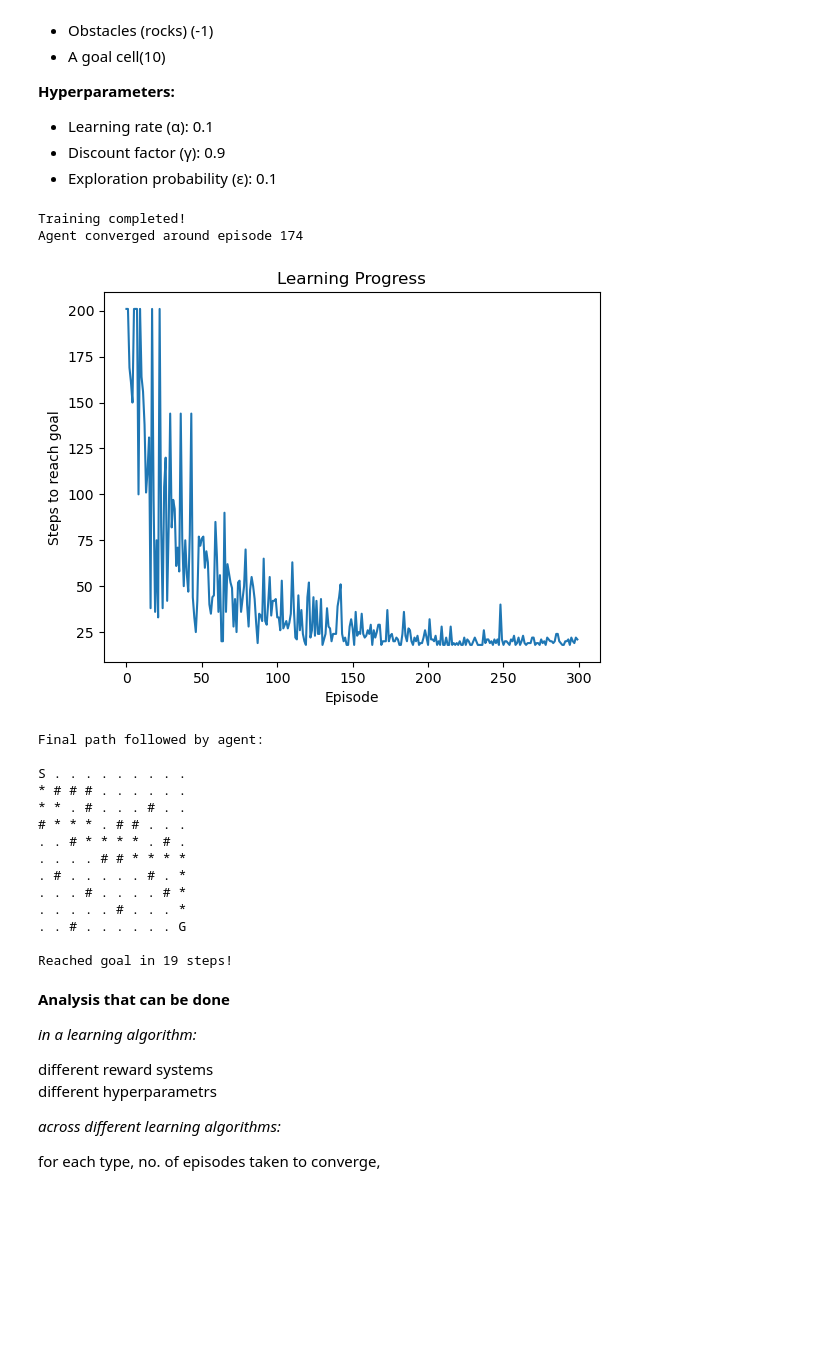
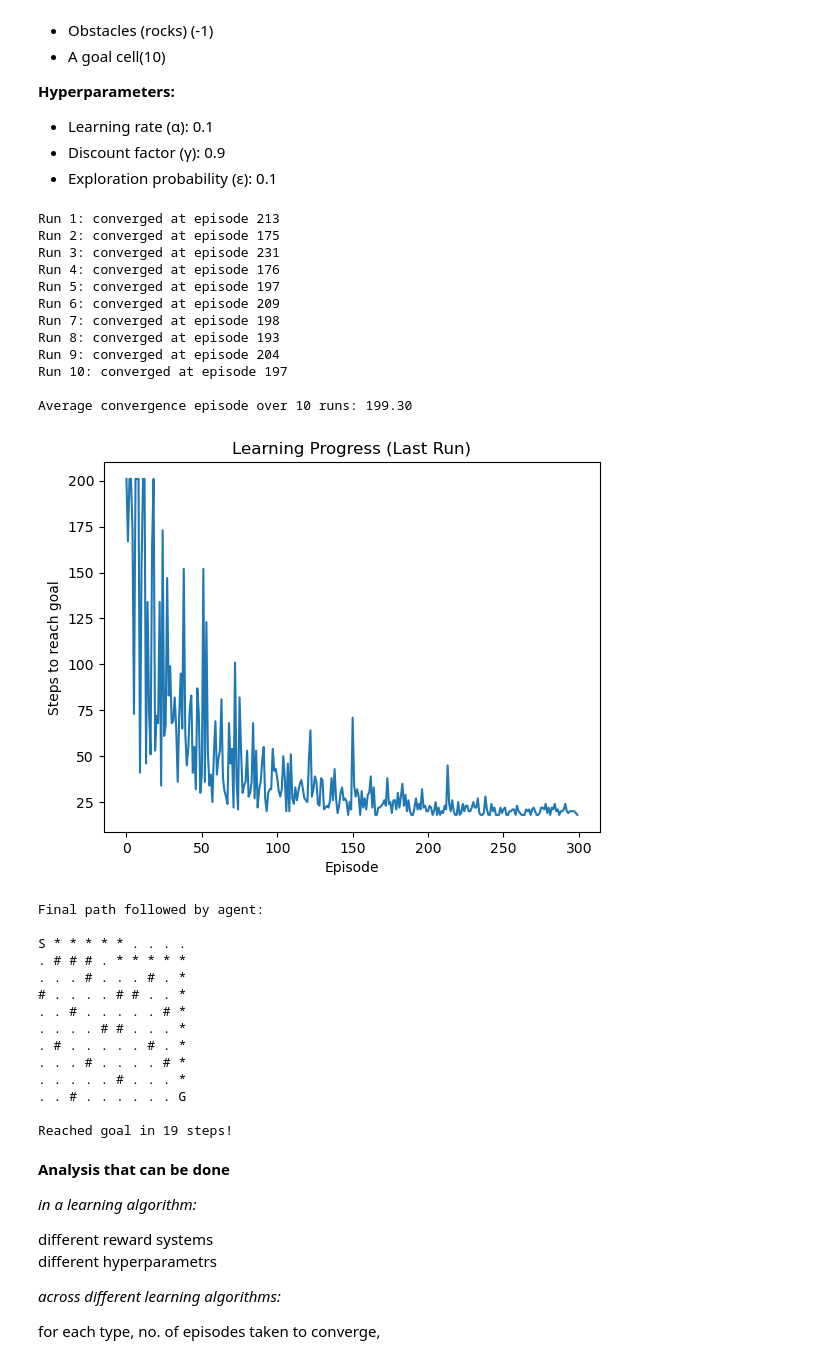
Before and after one commit to maverick-0215/Learning-Grid-Game-via-RL, a Jupyter notebook: simple_grid_qlearning.ipynb, the cells around one changed output. Saved outputs shown, nothing was run; the diff lists cells and outputs as text; code cells hidden in the pictures; blank space fills up the shorter version.

```diff
--- a/simple_grid_qlearning.ipynb
+++ b/simple_grid_qlearning.ipynb
@@ -89,25 +89,22 @@ def render():
 # %%
 import random
 import matplotlib.pyplot as plt
+import numpy as np
 
 # ----- Agent & Q-learning setup -----
-
-# Q-table initialization
 Q = {}
 for i in range(n):
     for j in range(n):
-        Q[(i, j)] = [0.0 for _ in range(4)]  # 4 actions
+        Q[(i, j)] = [0.0 for _ in range(4)]
 
-# Hyperparameters
-alpha = 0.1       # learning rate
-gamma = 0.9    # discount factor
-epsilon = 0.1  # exploration probability
+alpha = 0.1
+gamma = 0.9
+epsilon = 0.1
 episodes = 300
 
-# To track learning progress
 steps_per_episode = []
 
-# ----- Q-learning function with convergence detection -----
+# ----- Single run -----
 def q_learning():
     consecutive_success = 0
     converged_episode = None
@@ -118,51 +115,69 @@ def q_learning():
         steps = 0
 
         while not done:
-            # ε-greedy action selection
             if random.random() < epsilon:
                 action = random.choice(range(4))
             else:
                 action = int(np.argmax(Q[state]))
 
             next_state, reward, done = step(action)
             best_next = np.max(Q[next_state])
             Q[state][action] += alpha * (reward + gamma * best_next - Q[state][action])
             state = next_state
             steps += 1
 
             if steps > 200:
                 break
 
         steps_per_episode.append(steps)
 
-        # Check if the agent reached goal efficiently
         if done and steps <= 25:
             consecutive_success += 1
         else:
             consecutive_success = 0
 
-        # Consider "converged" if 10 episodes in a row are good
         if consecutive_success == 10 and converged_episode is None:
-            converged_episode = ep - 9  # when the streak started
+            converged_episode = ep - 9
 
-    print("Training completed!")
-    if converged_episode:
-        print(f"Agent converged around episode {converged_episode}")
-    else:
-        print("Agent did not fully converge within given episodes.")
+    return converged_episode if converged_episode else episodes
 
-# ----- Run training and plot -----
-q_learning()
+# ----- Run multiple trials -----
+runs = 10
+convergence_episodes = []
 
+for r in range(runs):
+    # reset Q-table each run
+    for i in range(n):
+        for j in range(n):
+            Q[(i, j)] = [0.0 for _ in range(4)]
+    steps_per_episode = []
+    conv = q_learning()
+    convergence_episodes.append(conv)
+    print(f"Run {r+1}: converged at episode {conv}")
+
+avg_conv = np.mean(convergence_episodes)
+print(f"\nAverage convergence episode over {runs} runs: {avg_conv:.2f}")
+
+# ----- Plot from last run -----
 plt.plot(steps_per_episode)
 plt.xlabel('Episode')
 plt.ylabel('Steps to reach goal')
-plt.title('Learning Progress')
+plt.title('Learning Progress (Last Run)')
 plt.show()
 # %% [output]
-Training completed!
-Agent converged around episode 174
+Run 1: converged at episode 213
+Run 2: converged at episode 175
+Run 3: converged at episode 231
+Run 4: converged at episode 176
+Run 5: converged at episode 197
+Run 6: converged at episode 209
+Run 7: converged at episode 198
+Run 8: converged at episode 193
+Run 9: converged at episode 204
+Run 10: converged at episode 197
+
+Average convergence episode over 10 runs: 199.30
-[figure, old version]
+[figure, new version]
 # %%
 # ----- Testing the trained agent -----
 def test_agent(max_steps=50):
@@ -198,12 +213,12 @@ test_agent()
 # %% [output]
 Final path followed by agent:
 
-S . . . . . . . . .
-* # # # . . . . . .
-* * . # . . . # . .
-# * * * . # # . . .
-. . # * * * * . # .
-. . . . # # * * * *
+S * * * * * . . . .
+. # # # . * * * * *
+. . . # . . . # . *
+# . . . . # # . . *
+. . # . . . . . # *
+. . . . # # . . . *
 . # . . . . . # . *
 . . . # . . . . # *
 . . . . . # . . . *
```
Also changed, not shown: 1 other file.
